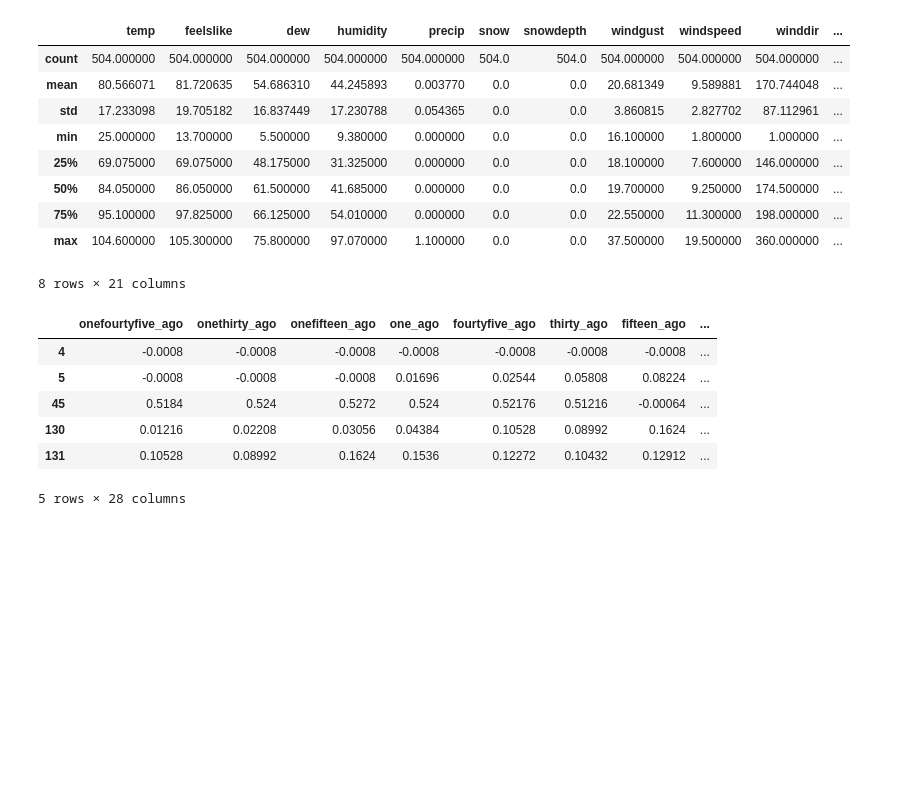
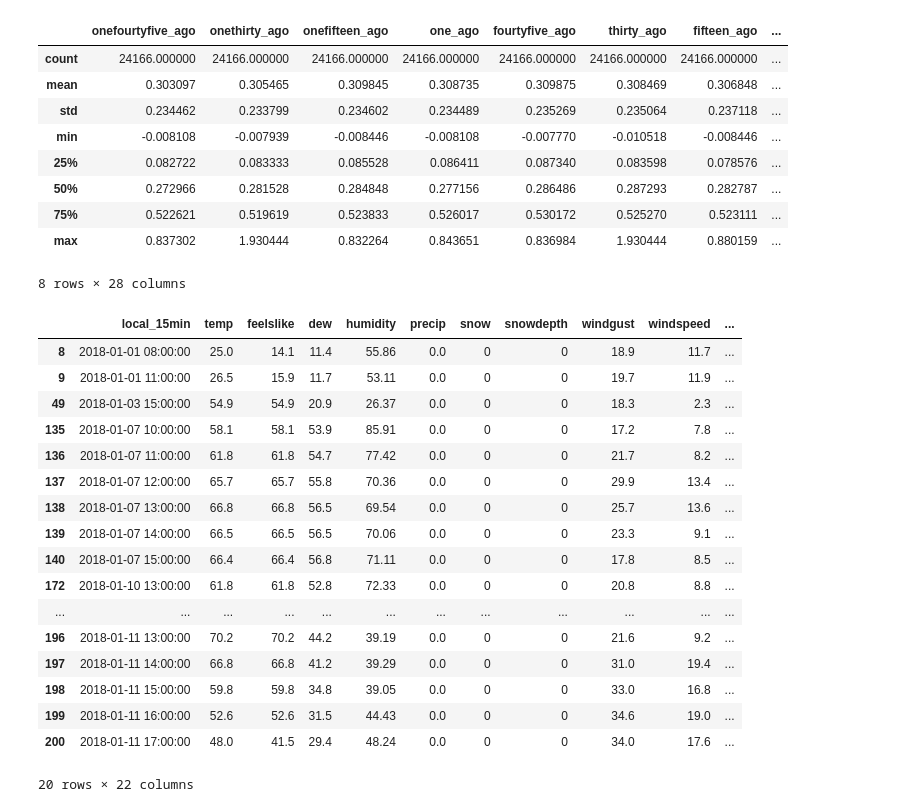
Before and after one commit to manthanand/SeniorDesign, a Jupyter notebook: Solar Forecasting/Data Cleaning.ipynb, the cells around one changed output. Drawn from its saved outputs; the diff is of its cells as text; code cells hidden in the pictures; blank space fills up the shorter version.

Commit message:
Bigger Data Sets
Improved data cleaning process and got new weather months to get bigger data set

```diff
--- a/Solar Forecasting/Data Cleaning.ipynb
+++ b/Solar Forecasting/Data Cleaning.ipynb
@@ -12,15 +8,18 @@ import time
 # %%
-# import data
+# import metadata
 metadata = pd.read_csv('metadata.csv')
 metadata.drop(index=metadata.index[0], axis=0, inplace=True)
 keeper_columns = ['dataid', 'pv', 'pv_panel_direction', 'total_amount_of_pv', 'amount_of_south_facing_pv', 'amount_of_west_facing_pv',
                  'amount_of_east_facing_pv']
 metadata = metadata[keeper_columns]
-metadata[["dataid", "total_amount_of_pv"]] = metadata[["dataid", "total_amount_of_pv"]].apply(pd.to_numeric)
+metadata[["dataid", "total_amount_of_pv", 'amount_of_south_facing_pv', 'amount_of_west_facing_pv',
+                 'amount_of_east_facing_pv']] = metadata[["dataid", "total_amount_of_pv", 'amount_of_south_facing_pv', 'amount_of_west_facing_pv',
+                 'amount_of_east_facing_pv']].apply(pd.to_numeric)
 
-solardata = pd.read_csv('manipulated_15minute_data_austin.csv')
-solardata[["dataid"]] = solardata[["dataid"]].apply(pd.to_numeric)
-solardata.dropna(inplace=True)
+# filling nans in certain metadata columns
+metadata[['amount_of_south_facing_pv', 'amount_of_west_facing_pv',
+                 'amount_of_east_facing_pv']] = metadata[['amount_of_south_facing_pv', 'amount_of_west_facing_pv',
+                 'amount_of_east_facing_pv']].fillna(0)
 
 metadata
 # %% [output]
@@ -132,6 +153,15 @@ weatherdata = pd.read_csv('Compiled Weather Data.csv')
 # Converting join columns to matching datetime data types
 merged['local_15min'] = pd.to_datetime(merged['local_15min'])
 weatherdata['datetime'] = pd.to_datetime(weatherdata['datetime'])
+# %%
+# NON-MEMORY: merge weather and solar data
+# IMPROVEMENT AREA: drops all solar info except 'percent output'
+merged = merged[['dataid','local_15min','Percent Output']]
+weatherdata = pd.read_csv('Complete Compiled Weather Data.csv')
+
+# Converting join columns to matching datetime data types
+merged['local_15min'] = pd.to_datetime(merged['local_15min'])
+weatherdata['datetime'] = pd.to_datetime(weatherdata['datetime'])
 # %%
 trainingdata = merged.merge(weatherdata, left_on='local_15min', right_on='datetime', how="inner")
 trainingdata.head()
@@ -239,30 +275,41 @@ trainingdata.drop(['local_15min'], axis=1, inplace=True)
 # %%
 trainingdata.describe()
 # %% [output]
-|  | temp | feelslike | dew | humidity | precip | snow | snowdepth | windgust | windspeed | winddir | ... |
-| count | 504.000000 | 504.000000 | 504.000000 | 504.000000 | 504.000000 | 504.0 | 504.0 | 504.000000 | 504.000000 | 504.000000 | ... |
-| mean | 80.566071 | 81.720635 | 54.686310 | 44.245893 | 0.003770 | 0.0 | 0.0 | 20.681349 | 9.589881 | 170.744048 | ... |
-| std | 17.233098 | 19.705182 | 16.837449 | 17.230788 | 0.054365 | 0.0 | 0.0 | 3.860815 | 2.827702 | 87.112961 | ... |
-| min | 25.000000 | 13.700000 | 5.500000 | 9.380000 | 0.000000 | 0.0 | 0.0 | 16.100000 | 1.800000 | 1.000000 | ... |
-| 25% | 69.075000 | 69.075000 | 48.175000 | 31.325000 | 0.000000 | 0.0 | 0.0 | 18.100000 | 7.600000 | 146.000000 | ... |
-| 50% | 84.050000 | 86.050000 | 61.500000 | 41.685000 | 0.000000 | 0.0 | 0.0 | 19.700000 | 9.250000 | 174.500000 | ... |
-| 75% | 95.100000 | 97.825000 | 66.125000 | 54.010000 | 0.000000 | 0.0 | 0.0 | 22.550000 | 11.300000 | 198.000000 | ... |
-| max | 104.600000 | 105.300000 | 75.800000 | 97.070000 | 1.100000 | 0.0 | 0.0 | 37.500000 | 19.500000 | 360.000000 | ... |
+|  | onefourtyfive_ago | onethirty_ago | onefifteen_ago | one_ago | fourtyfive_ago | thirty_ago | fifteen_ago | ... |
+| count | 24166.000000 | 24166.000000 | 24166.000000 | 24166.000000 | 24166.000000 | 24166.000000 | 24166.000000 | ... |
+| mean | 0.303097 | 0.305465 | 0.309845 | 0.308735 | 0.309875 | 0.308469 | 0.306848 | ... |
+| std | 0.234462 | 0.233799 | 0.234602 | 0.234489 | 0.235269 | 0.235064 | 0.237118 | ... |
+| min | -0.008108 | -0.007939 | -0.008446 | -0.008108 | -0.007770 | -0.010518 | -0.008446 | ... |
+| 25% | 0.082722 | 0.083333 | 0.085528 | 0.086411 | 0.087340 | 0.083598 | 0.078576 | ... |
+| 50% | 0.272966 | 0.281528 | 0.284848 | 0.277156 | 0.286486 | 0.287293 | 0.282787 | ... |
+| 75% | 0.522621 | 0.519619 | 0.523833 | 0.526017 | 0.530172 | 0.525270 | 0.523111 | ... |
+| max | 0.837302 | 1.930444 | 0.832264 | 0.843651 | 0.836984 | 1.930444 | 0.880159 | ... |
-8 rows × 21 columns
+8 rows × 28 columns
 # %%
 trainingdata.drop(['precipprob','preciptype','severerisk'], axis=1, inplace=True)
 # %%
 #IMPROVEMENT AREA: a lot of data is dropped here. This might be something from adding the new columns
 trainingdata.dropna(inplace=True)
 # %%
-trainingdata.head()
+trainingdata.head(20)
 # %% [output]
-|  | onefourtyfive_ago | onethirty_ago | onefifteen_ago | one_ago | fourtyfive_ago | thirty_ago | fifteen_ago | ... |
-| 4 | -0.0008 | -0.0008 | -0.0008 | -0.0008 | -0.0008 | -0.0008 | -0.0008 | ... |
-| 5 | -0.0008 | -0.0008 | -0.0008 | 0.01696 | 0.02544 | 0.05808 | 0.08224 | ... |
-| 45 | 0.5184 | 0.524 | 0.5272 | 0.524 | 0.52176 | 0.51216 | -0.00064 | ... |
-| 130 | 0.01216 | 0.02208 | 0.03056 | 0.04384 | 0.10528 | 0.08992 | 0.1624 | ... |
-| 131 | 0.10528 | 0.08992 | 0.1624 | 0.1536 | 0.12272 | 0.10432 | 0.12912 | ... |
+|  | local_15min | temp | feelslike | dew | humidity | precip | snow | snowdepth | windgust | windspeed | ... |
+| 8 | 2018-01-01 08:00:00 | 25.0 | 14.1 | 11.4 | 55.86 | 0.0 | 0 | 0 | 18.9 | 11.7 | ... |
+| 9 | 2018-01-01 11:00:00 | 26.5 | 15.9 | 11.7 | 53.11 | 0.0 | 0 | 0 | 19.7 | 11.9 | ... |
+| 49 | 2018-01-03 15:00:00 | 54.9 | 54.9 | 20.9 | 26.37 | 0.0 | 0 | 0 | 18.3 | 2.3 | ... |
+| 135 | 2018-01-07 10:00:00 | 58.1 | 58.1 | 53.9 | 85.91 | 0.0 | 0 | 0 | 17.2 | 7.8 | ... |
+| 136 | 2018-01-07 11:00:00 | 61.8 | 61.8 | 54.7 | 77.42 | 0.0 | 0 | 0 | 21.7 | 8.2 | ... |
+| 137 | 2018-01-07 12:00:00 | 65.7 | 65.7 | 55.8 | 70.36 | 0.0 | 0 | 0 | 29.9 | 13.4 | ... |
+| 138 | 2018-01-07 13:00:00 | 66.8 | 66.8 | 56.5 | 69.54 | 0.0 | 0 | 0 | 25.7 | 13.6 | ... |
+| 139 | 2018-01-07 14:00:00 | 66.5 | 66.5 | 56.5 | 70.06 | 0.0 | 0 | 0 | 23.3 | 9.1 | ... |
+| 140 | 2018-01-07 15:00:00 | 66.4 | 66.4 | 56.8 | 71.11 | 0.0 | 0 | 0 | 17.8 | 8.5 | ... |
+| 172 | 2018-01-10 13:00:00 | 61.8 | 61.8 | 52.8 | 72.33 | 0.0 | 0 | 0 | 20.8 | 8.8 | ... |
+| ... | ... | ... | ... | ... | ... | ... | ... | ... | ... | ... | ... |
+| 196 | 2018-01-11 13:00:00 | 70.2 | 70.2 | 44.2 | 39.19 | 0.0 | 0 | 0 | 21.6 | 9.2 | ... |
+| 197 | 2018-01-11 14:00:00 | 66.8 | 66.8 | 41.2 | 39.29 | 0.0 | 0 | 0 | 31.0 | 19.4 | ... |
+| 198 | 2018-01-11 15:00:00 | 59.8 | 59.8 | 34.8 | 39.05 | 0.0 | 0 | 0 | 33.0 | 16.8 | ... |
+| 199 | 2018-01-11 16:00:00 | 52.6 | 52.6 | 31.5 | 44.43 | 0.0 | 0 | 0 | 34.6 | 19.0 | ... |
+| 200 | 2018-01-11 17:00:00 | 48.0 | 41.5 | 29.4 | 48.24 | 0.0 | 0 | 0 | 34.0 | 17.6 | ... |
-5 rows × 28 columns
+20 rows × 22 columns
 # %%
 trainingdata.to_csv("Memory_SolarTrainingData.csv")
```
Also changed, not shown: parts of 14 cells of this notebook, 5 other files.
